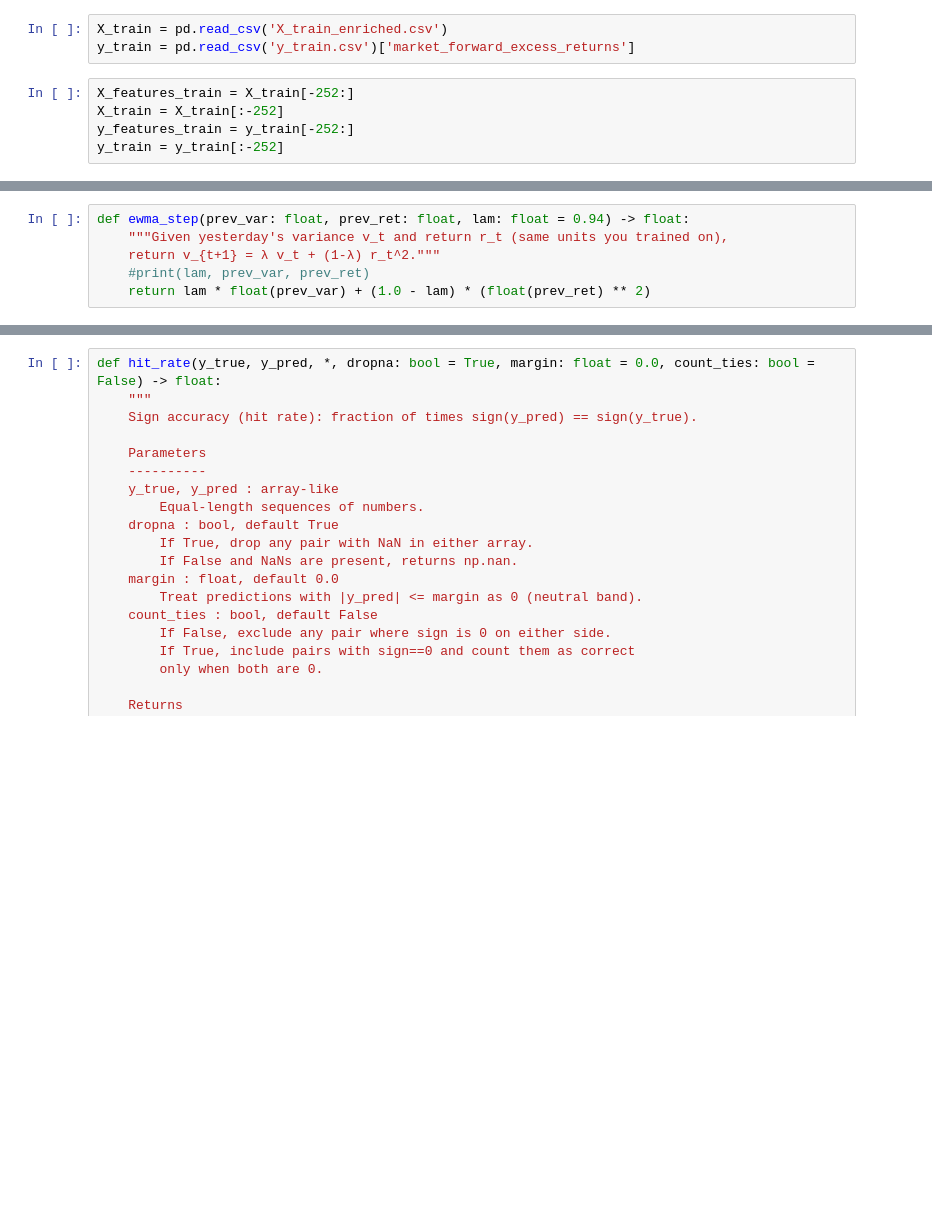
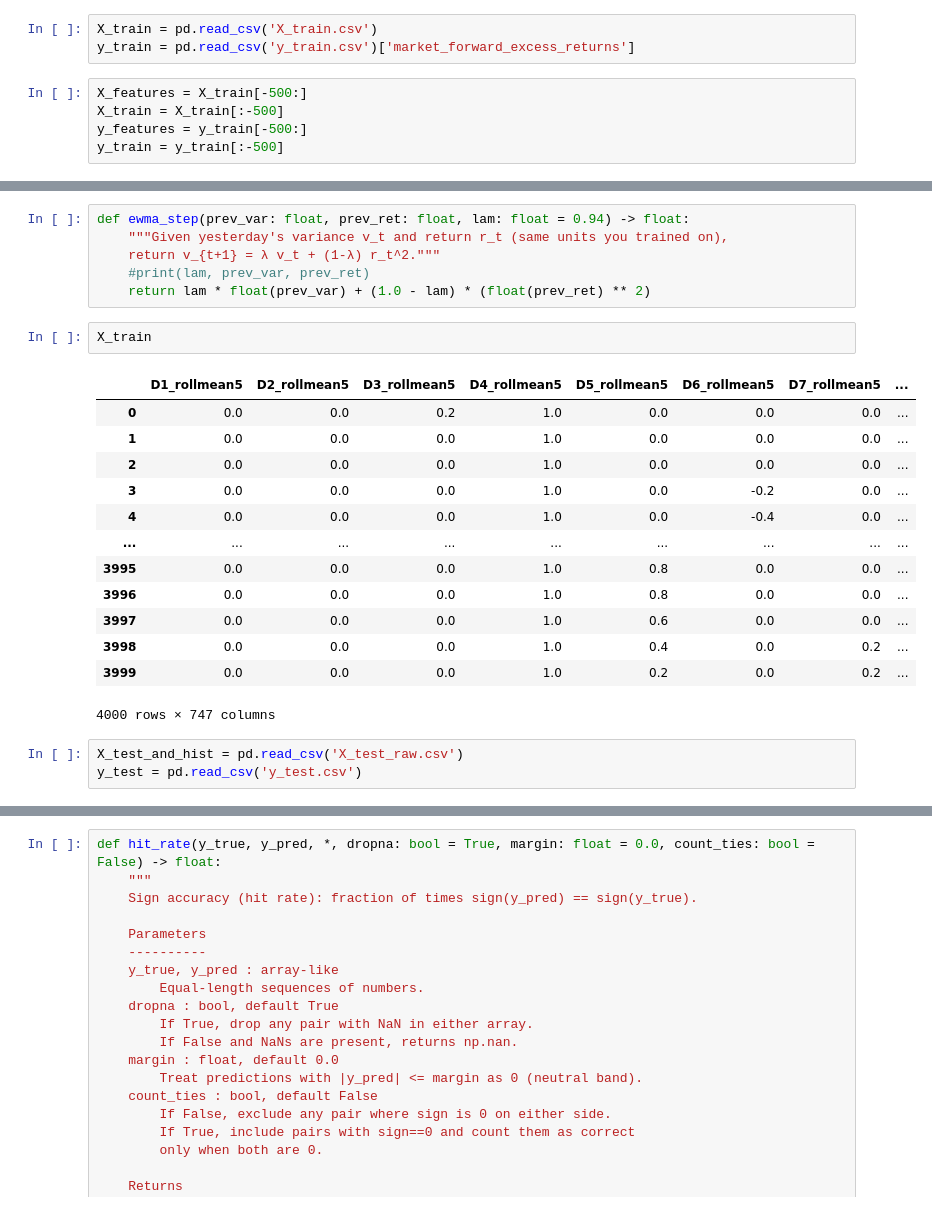
Before and after one commit to XingzheLi123/kaggle_hull_tactic_2025, a Jupyter notebook: Xing/local_pipeline.ipynb, the cells around one changed output, grey strips where cells are left out. Cells and saved outputs as stored; diff of their text form; blank space fills up the shorter version.

```diff
--- a/Xing/local_pipeline.ipynb
+++ b/Xing/local_pipeline.ipynb
@@ -20,10 +22,10 @@ import warnings
 
 warnings.filterwarnings("ignore")  # nuke all warnings
 # %%
-X_train = pd.read_csv('X_train_enriched.csv')
+X_train = pd.read_csv('X_train.csv')
 y_train = pd.read_csv('y_train.csv')['market_forward_excess_returns']
 # %%
-X_features_train = X_train[-252:]
-X_train = X_train[:-252]
-y_features_train = y_train[-252:]
-y_train = y_train[:-252]
+X_features = X_train[-500:]
+X_train = X_train[:-500]
+y_features = y_train[-500:]
+y_train = y_train[:-500]
@@ -429,3 +464,22 @@ def ewma_step(prev_var: float, prev_ret: float, lam: float = 0.94) -> float:
     return v_{t+1} = λ v_t + (1-λ) r_t^2."""
     #print(lam, prev_var, prev_ret)
     return lam * float(prev_var) + (1.0 - lam) * (float(prev_ret) ** 2)
+# %%
+X_train
+# %% [output]
+|  | D1_rollmean5 | D2_rollmean5 | D3_rollmean5 | D4_rollmean5 | D5_rollmean5 | D6_rollmean5 | D7_rollmean5 | ... |
+| 0 | 0.0 | 0.0 | 0.2 | 1.0 | 0.0 | 0.0 | 0.0 | ... |
+| 1 | 0.0 | 0.0 | 0.0 | 1.0 | 0.0 | 0.0 | 0.0 | ... |
+| 2 | 0.0 | 0.0 | 0.0 | 1.0 | 0.0 | 0.0 | 0.0 | ... |
+| 3 | 0.0 | 0.0 | 0.0 | 1.0 | 0.0 | -0.2 | 0.0 | ... |
+| 4 | 0.0 | 0.0 | 0.0 | 1.0 | 0.0 | -0.4 | 0.0 | ... |
+| ... | ... | ... | ... | ... | ... | ... | ... | ... |
+| 3995 | 0.0 | 0.0 | 0.0 | 1.0 | 0.8 | 0.0 | 0.0 | ... |
+| 3996 | 0.0 | 0.0 | 0.0 | 1.0 | 0.8 | 0.0 | 0.0 | ... |
+| 3997 | 0.0 | 0.0 | 0.0 | 1.0 | 0.6 | 0.0 | 0.0 | ... |
+| 3998 | 0.0 | 0.0 | 0.0 | 1.0 | 0.4 | 0.0 | 0.2 | ... |
+| 3999 | 0.0 | 0.0 | 0.0 | 1.0 | 0.2 | 0.0 | 0.2 | ... |
+4000 rows × 747 columns
+# %%
+X_test_and_hist = pd.read_csv('X_test_raw.csv')
+y_test = pd.read_csv('y_test.csv')
```
Also changed, not shown: parts of 40 cells of this notebook, 18 other files.
